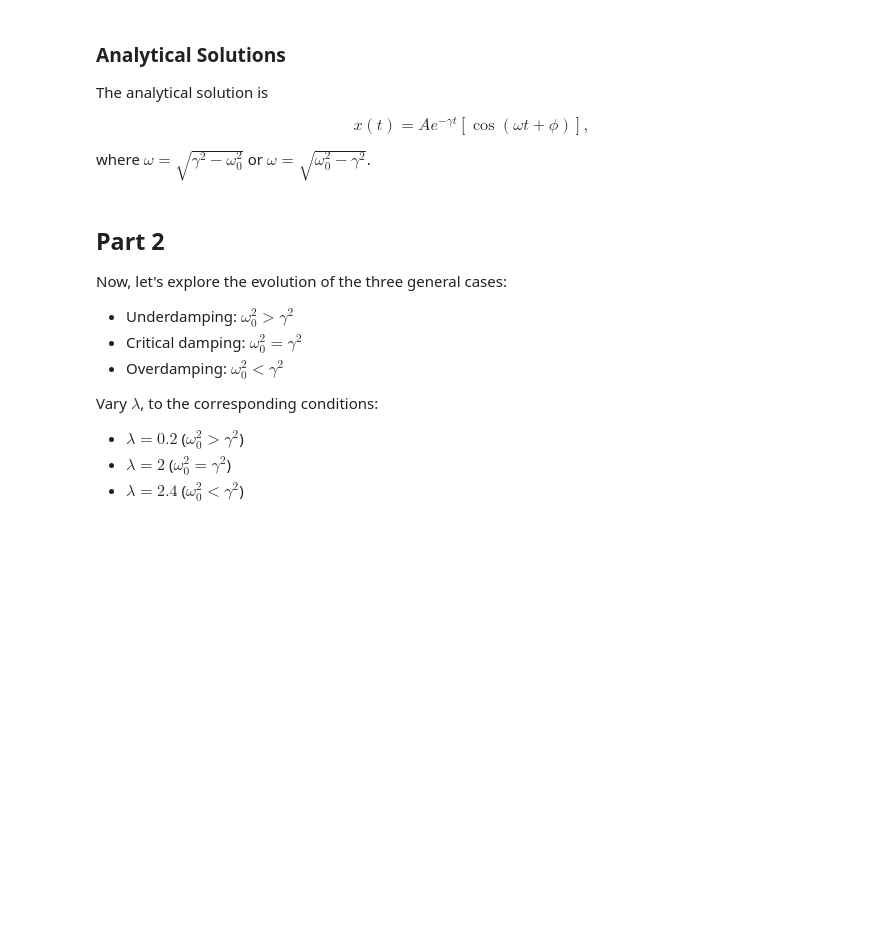
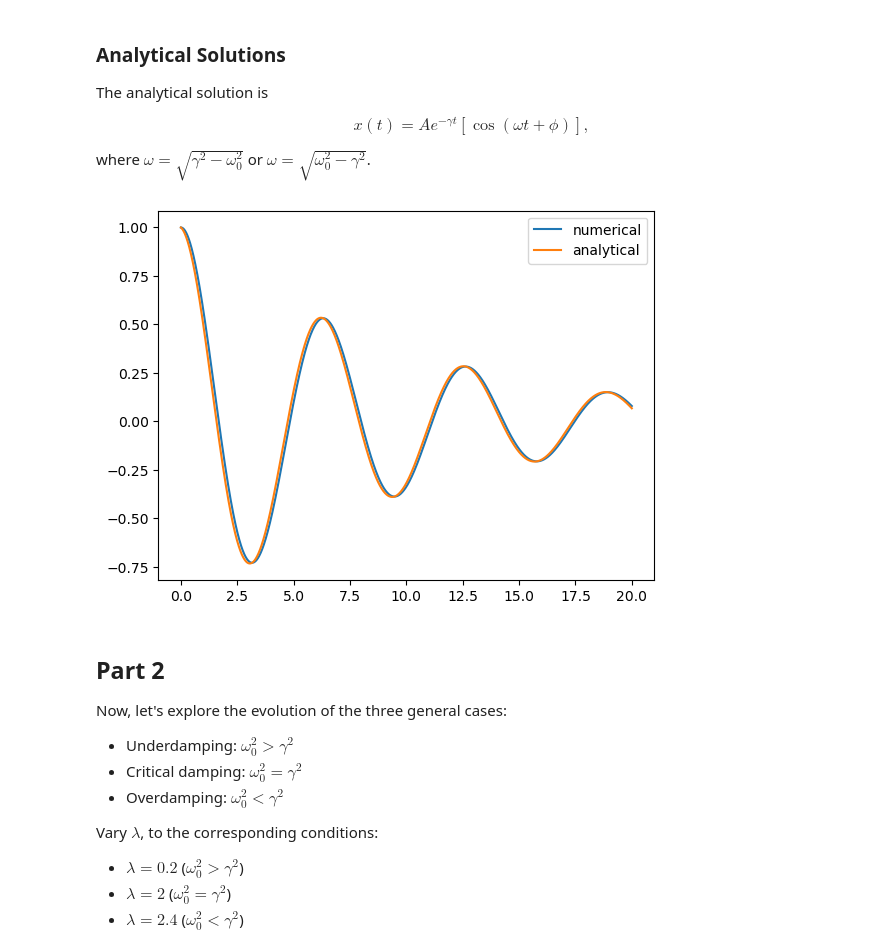
Before and after one commit to ricky4280/computationalPhysics-112, a Jupyter notebook: project1/project1_demo3.ipynb, the cells around one changed output. Drawn from its saved outputs; the diff is of its cells as text; code cells hidden in the pictures; blank space fills up the shorter version.

```diff
--- a/project1/project1_demo3.ipynb
+++ b/project1/project1_demo3.ipynb
@@ -81,3 +112,19 @@ where $\omega = \sqrt{\gamma^2 -\omega_0^2}$ or $\omega=\sqrt{\omega_0^2-\gamma^
+# %%
+# Compute the analytical solution
+phi0   = 0
+omega0 = np.sqrt(K/M)
+gamma  = L/(2*M)
+omega  = np.sqrt(omega0**2 - gamma**2)
+
+xpos_ana = np.exp(-gamma*t_eval) * (np.cos(omega*t_eval + phi0))
+
+# visualize the results
+plt.plot(t_eval, sol[0], label="numerical")
+plt.plot(t_eval, xpos_ana, label="analytical")
+plt.legend()
+plt.show()
+# %% [output]
+[figure, added]
 # %% [markdown]
 ## Part 2
 
```
Also changed, not shown: parts of 24 cells of this notebook.
